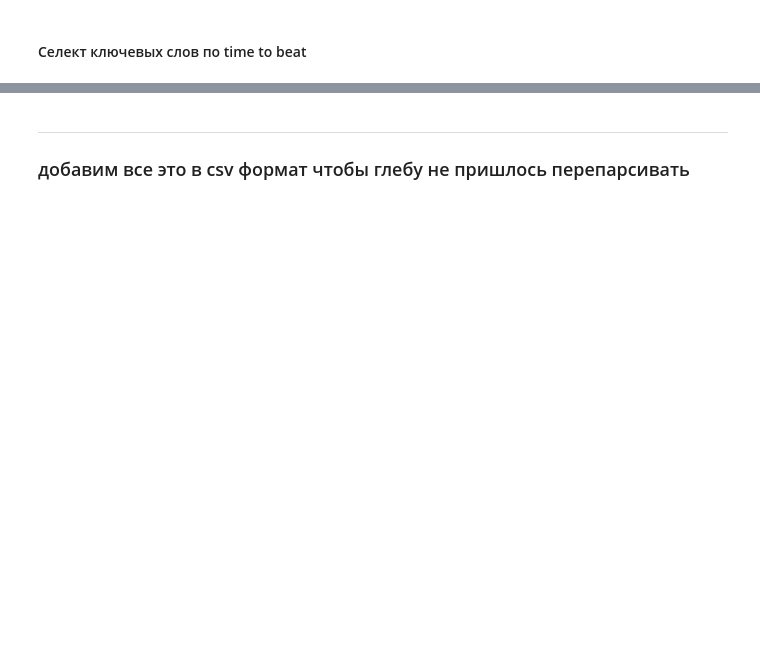
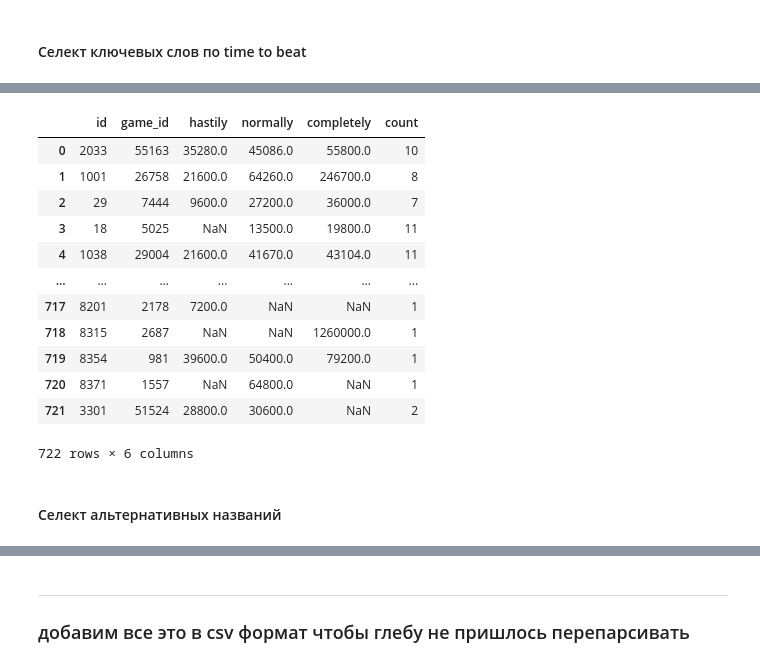
Before and after one commit to tdrkn/GP2, a Jupyter notebook: api_igdb.ipynb, the cells around one changed output, grey strips where cells are left out. Drawn from its saved outputs; the diff is of its cells as text; code cells hidden in the pictures; blank space fills up the shorter version.

Commit message:
absolute final cinema: all 5 endpoints is finished

```diff
--- a/api_igdb.ipynb
+++ b/api_igdb.ipynb
@@ -523,12 +527,16 @@ for i in tqdm(range(0, len(game_ids), chunk_size)):
     logging.debug(f'взяты ids_str: {ids_str}')
     body = f'''
     fields
-        *
-    where id=({ids_str});
+        game_id,
+        hastily,
+        normally,
+        completely,
+        count;
+    where game_id=({ids_str});
     limit 500;
     '''
 
-    batch = igdb_request(body, endpoints='https://api.igdb.com/v4/game_time_to_beats')
+    batch = igdb_request(body, endpoint=endpoints['gttb'])
 
     if not batch:
         logging.info(f'на чанке {i} данные пустые')
@@ -542,0 +567,19 @@ TypeError: igdb_request() got an unexpected keyword argument 'endpoints'. Did yo
+# %%
+df_gttb = pd.DataFrame(times_to_beat)
+df_gttb
+# %% [output]
+|  | id | game_id | hastily | normally | completely | count |
+| 0 | 2033 | 55163 | 35280.0 | 45086.0 | 55800.0 | 10 |
+| 1 | 1001 | 26758 | 21600.0 | 64260.0 | 246700.0 | 8 |
+| 2 | 29 | 7444 | 9600.0 | 27200.0 | 36000.0 | 7 |
+| 3 | 18 | 5025 | NaN | 13500.0 | 19800.0 | 11 |
+| 4 | 1038 | 29004 | 21600.0 | 41670.0 | 43104.0 | 11 |
+| ... | ... | ... | ... | ... | ... | ... |
+| 717 | 8201 | 2178 | 7200.0 | NaN | NaN | 1 |
+| 718 | 8315 | 2687 | NaN | NaN | 1260000.0 | 1 |
+| 719 | 8354 | 981 | 39600.0 | 50400.0 | 79200.0 | 1 |
+| 720 | 8371 | 1557 | NaN | 64800.0 | NaN | 1 |
+| 721 | 3301 | 51524 | 28800.0 | 30600.0 | NaN | 2 |
+722 rows × 6 columns
+# %% [markdown]
+#### Селект альтернативных названий
```
Also changed, not shown: parts of 11 cells of this notebook, 5 other files.
